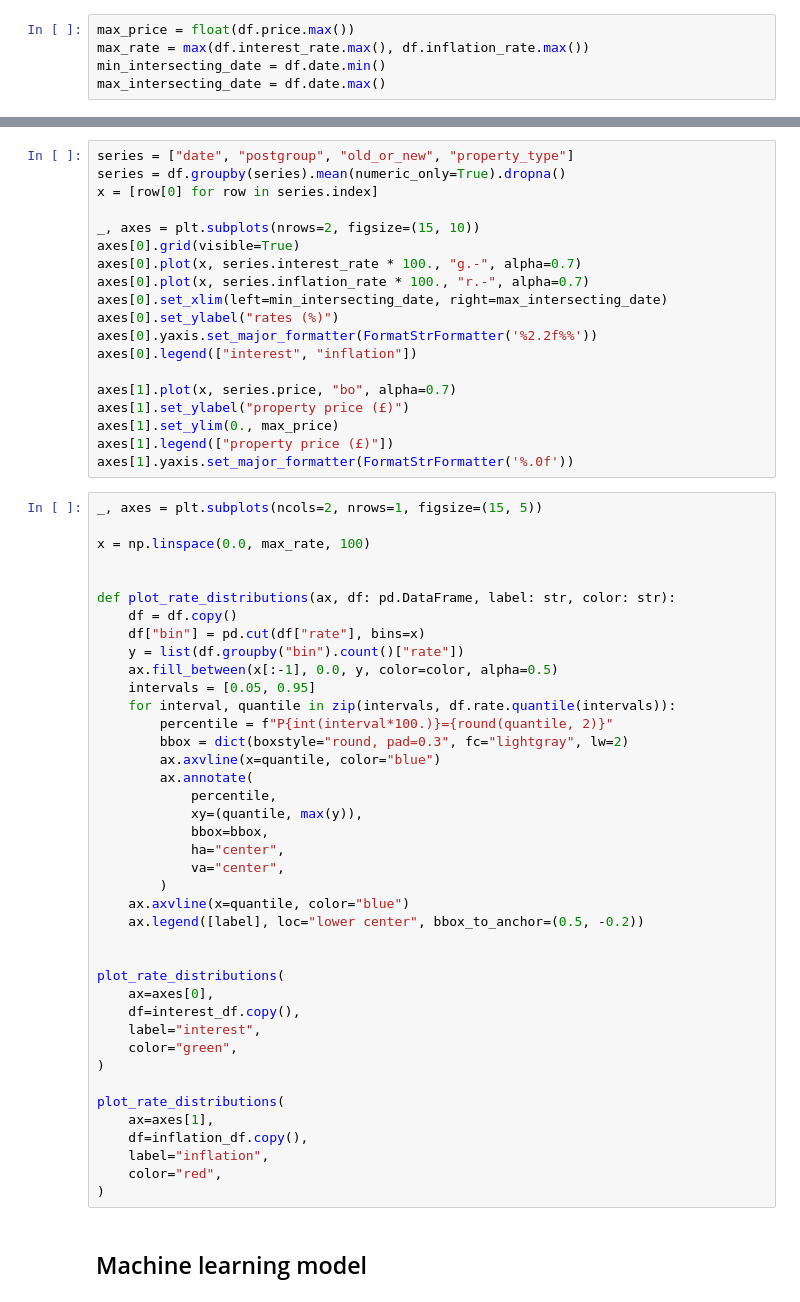
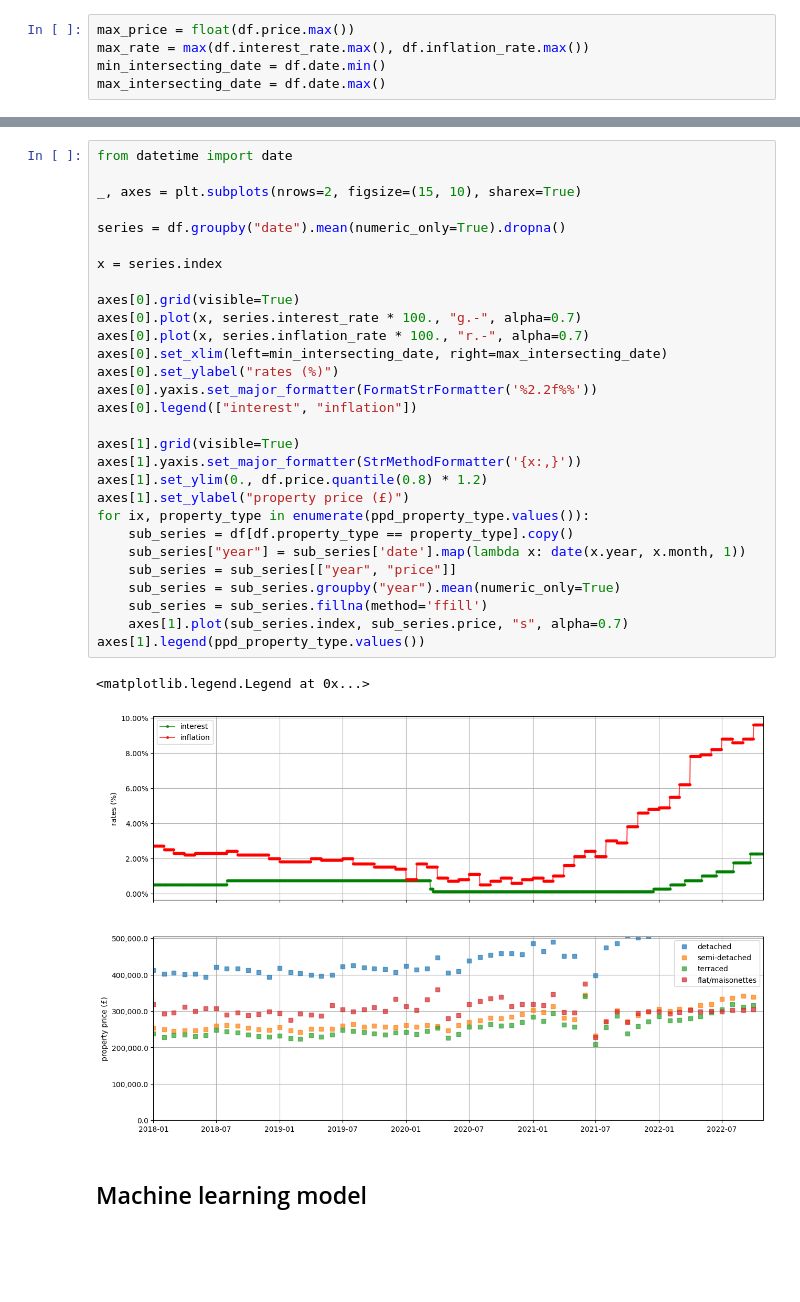
Before and after one commit to hudsonmendes/uolondon-cm3005-dsc, a Jupyter notebook: report.ipynb, the cells around one changed output, grey strips where cells are left out. Cells and saved outputs as stored; diff of their text form; blank space fills up the shorter version.

```diff
--- a/report.ipynb
+++ b/report.ipynb
@@ -204,61 +303,34 @@ max_intersecting_date = df.date.max()
 # %%
-series = ["date", "postgroup", "old_or_new", "property_type"]
-series = df.groupby(series).mean(numeric_only=True).dropna()
-x = [row[0] for row in series.index]
+from datetime import date
 
-_, axes = plt.subplots(nrows=2, figsize=(15, 10))
+_, axes = plt.subplots(nrows=2, figsize=(15, 10), sharex=True)
+
+series = df.groupby("date").mean(numeric_only=True).dropna()
+
+x = series.index
+
 axes[0].grid(visible=True)
 axes[0].plot(x, series.interest_rate * 100., "g.-", alpha=0.7)
 axes[0].plot(x, series.inflation_rate * 100., "r.-", alpha=0.7)
 axes[0].set_xlim(left=min_intersecting_date, right=max_intersecting_date)
 axes[0].set_ylabel("rates (%)")
 axes[0].yaxis.set_major_formatter(FormatStrFormatter('%2.2f%%'))
 axes[0].legend(["interest", "inflation"])
 
-axes[1].plot(x, series.price, "bo", alpha=0.7)
+axes[1].grid(visible=True)
+axes[1].yaxis.set_major_formatter(StrMethodFormatter('{x:,}'))
+axes[1].set_ylim(0., df.price.quantile(0.8) * 1.2)
 axes[1].set_ylabel("property price (£)")
-axes[1].set_ylim(0., max_price)
-axes[1].legend(["property price (£)"])
-axes[1].yaxis.set_major_formatter(FormatStrFormatter('%.0f'))
+for ix, property_type in enumerate(ppd_property_type.values()):
+    sub_series = df[df.property_type == property_type].copy()
+    sub_series["year"] = sub_series['date'].map(lambda x: date(x.year, x.month, 1))
+    sub_series = sub_series[["year", "price"]]
+    sub_series = sub_series.groupby("year").mean(numeric_only=True)
+    sub_series = sub_series.fillna(method='ffill')
+    axes[1].plot(sub_series.index, sub_series.price, "s", alpha=0.7)
+axes[1].legend(ppd_property_type.values())
+# %% [output]
+<matplotlib.legend.Legend at 0x...>
+[figure, added]
-# %%
-_, axes = plt.subplots(ncols=2, nrows=1, figsize=(15, 5))
-
-x = np.linspace(0.0, max_rate, 100)
-
-
-def plot_rate_distributions(ax, df: pd.DataFrame, label: str, color: str):
-    df = df.copy()
-    df["bin"] = pd.cut(df["rate"], bins=x)
-    y = list(df.groupby("bin").count()["rate"])
-    ax.fill_between(x[:-1], 0.0, y, color=color, alpha=0.5)
-    intervals = [0.05, 0.95]
-    for interval, quantile in zip(intervals, df.rate.quantile(intervals)):
-        percentile = f"P{int(interval*100.)}={round(quantile, 2)}"
-        bbox = dict(boxstyle="round, pad=0.3", fc="lightgray", lw=2)
-        ax.axvline(x=quantile, color="blue")
-        ax.annotate(
-            percentile,
-            xy=(quantile, max(y)),
-            bbox=bbox,
-            ha="center",
-            va="center",
-        )
-    ax.axvline(x=quantile, color="blue")
-    ax.legend([label], loc="lower center", bbox_to_anchor=(0.5, -0.2))
-
-
-plot_rate_distributions(
-    ax=axes[0],
-    df=interest_df.copy(),
-    label="interest",
-    color="green",
-)
-
-plot_rate_distributions(
-    ax=axes[1],
-    df=inflation_df.copy(),
-    label="inflation",
-    color="red",
-)
 # %% [markdown]
 ## Machine learning model
```
Also changed, not shown: parts of 9 cells of this notebook, 1 other file.
